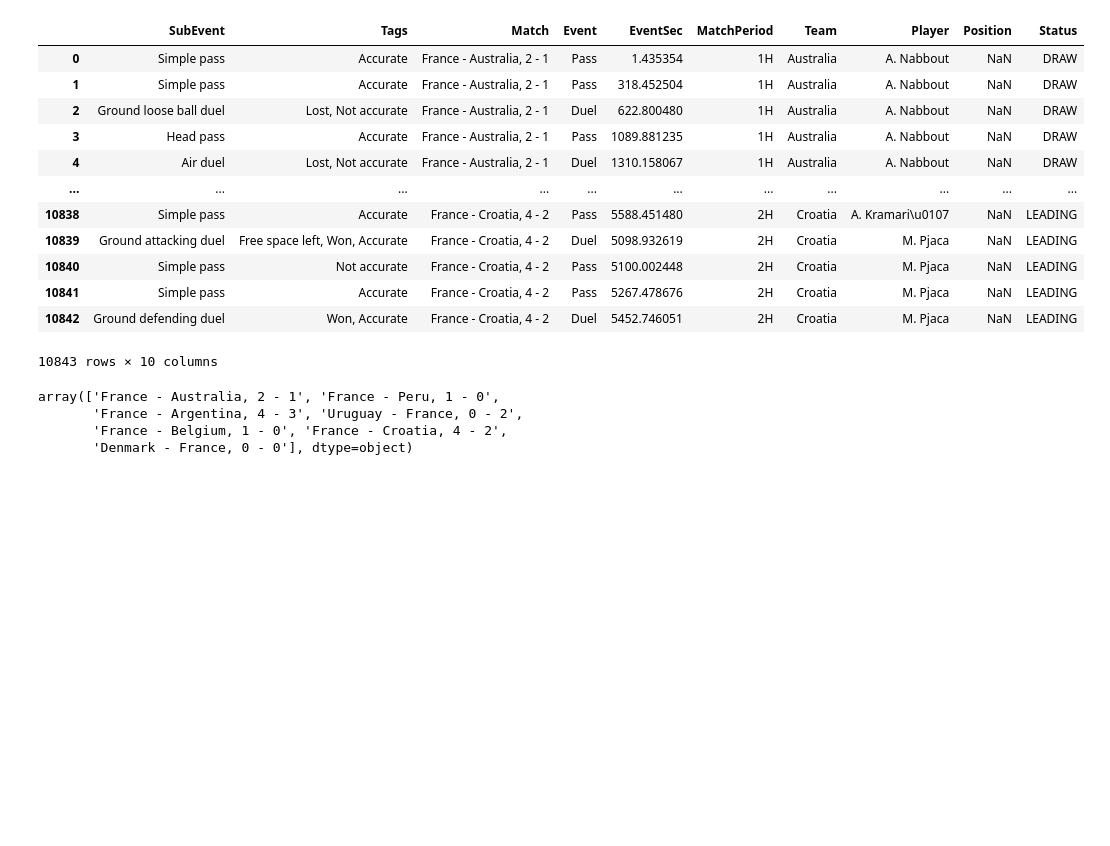
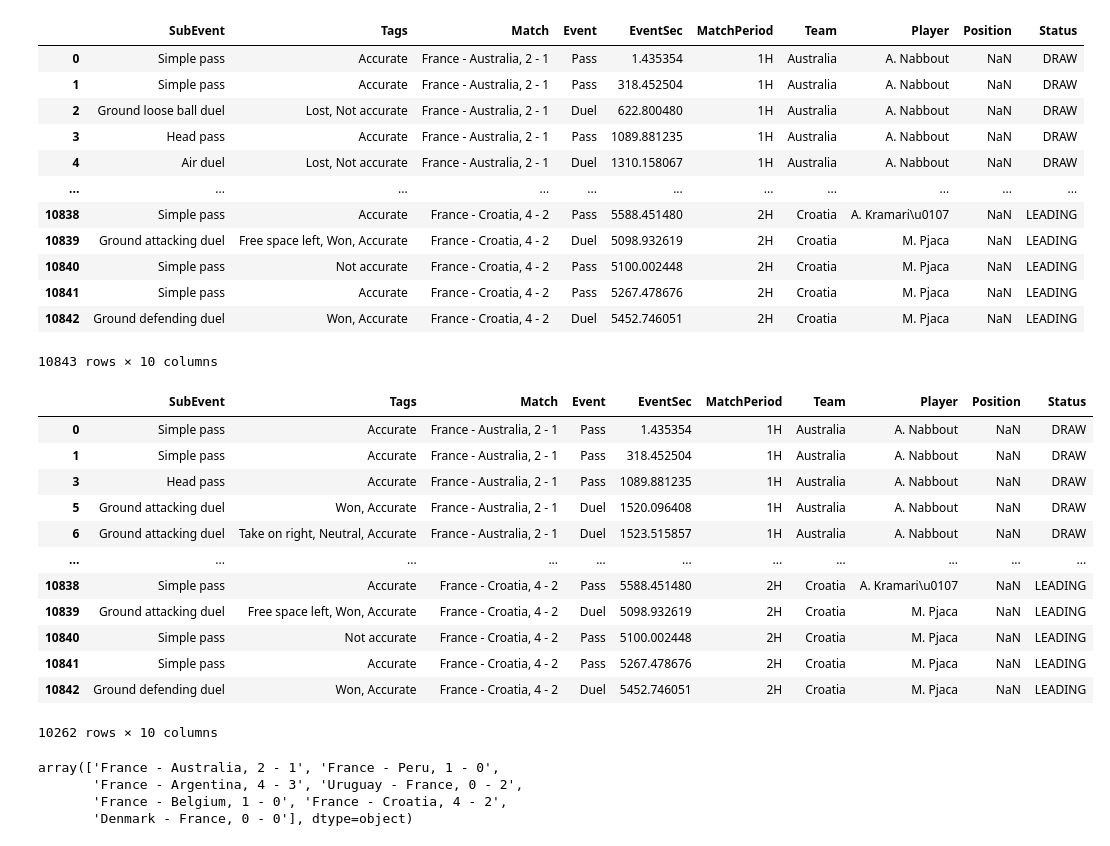
Before and after one commit to MrSachin7/ProcessMiningProject, a Jupyter notebook: Data_preparation/data/index.ipynb, the cells around one changed output. Saved outputs shown, nothing was run; the diff lists cells and outputs as text; code cells hidden in the pictures; blank space fills up the shorter version.

```diff
--- a/Data_preparation/index.ipynb
+++ b/Data_preparation/data/index.ipynb
@@ -427,6 +427,29 @@ data
 | 10841 | Simple pass | Accurate | France - Croatia, 4 - 2 | Pass | 5267.478676 | 2H | Croatia | M. Pjaca | NaN | LEADING |
 | 10842 | Ground defending duel | Won, Accurate | France - Croatia, 4 - 2 | Duel | 5452.746051 | 2H | Croatia | M. Pjaca | NaN | LEADING |
 10843 rows × 10 columns
+# %%
+data = data[
+    ~(
+        (data['Event'] == 'Duel') &
+        (data['Tags'].str.contains("Lost"))
+    )
+]
+
+data
+# %% [output]
+|  | SubEvent | Tags | Match | Event | EventSec | MatchPeriod | Team | Player | Position | Status |
+| 0 | Simple pass | Accurate | France - Australia, 2 - 1 | Pass | 1.435354 | 1H | Australia | A. Nabbout | NaN | DRAW |
+| 1 | Simple pass | Accurate | France - Australia, 2 - 1 | Pass | 318.452504 | 1H | Australia | A. Nabbout | NaN | DRAW |
+| 3 | Head pass | Accurate | France - Australia, 2 - 1 | Pass | 1089.881235 | 1H | Australia | A. Nabbout | NaN | DRAW |
+| 5 | Ground attacking duel | Won, Accurate | France - Australia, 2 - 1 | Duel | 1520.096408 | 1H | Australia | A. Nabbout | NaN | DRAW |
+| 6 | Ground attacking duel | Take on right, Neutral, Accurate | France - Australia, 2 - 1 | Duel | 1523.515857 | 1H | Australia | A. Nabbout | NaN | DRAW |
+| ... | ... | ... | ... | ... | ... | ... | ... | ... | ... | ... |
+| 10838 | Simple pass | Accurate | France - Croatia, 4 - 2 | Pass | 5588.451480 | 2H | Croatia | A. Kramari\u0107 | NaN | LEADING |
+| 10839 | Ground attacking duel | Free space left, Won, Accurate | France - Croatia, 4 - 2 | Duel | 5098.932619 | 2H | Croatia | M. Pjaca | NaN | LEADING |
+| 10840 | Simple pass | Not accurate | France - Croatia, 4 - 2 | Pass | 5100.002448 | 2H | Croatia | M. Pjaca | NaN | LEADING |
+| 10841 | Simple pass | Accurate | France - Croatia, 4 - 2 | Pass | 5267.478676 | 2H | Croatia | M. Pjaca | NaN | LEADING |
+| 10842 | Ground defending duel | Won, Accurate | France - Croatia, 4 - 2 | Duel | 5452.746051 | 2H | Croatia | M. Pjaca | NaN | LEADING |
+10262 rows × 10 columns
 # %%
 data['Match'].unique()
 # %% [output]
```
Also changed, not shown: parts of 4 cells of this notebook, 12 other files.
